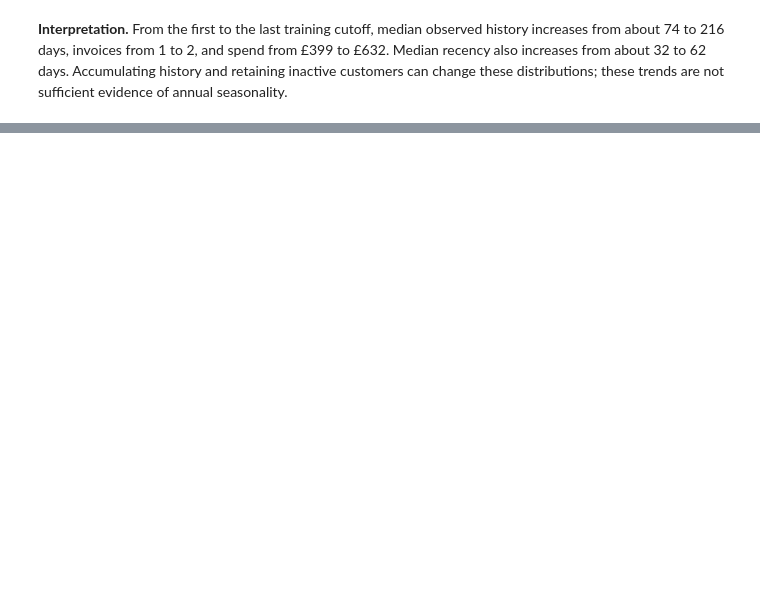
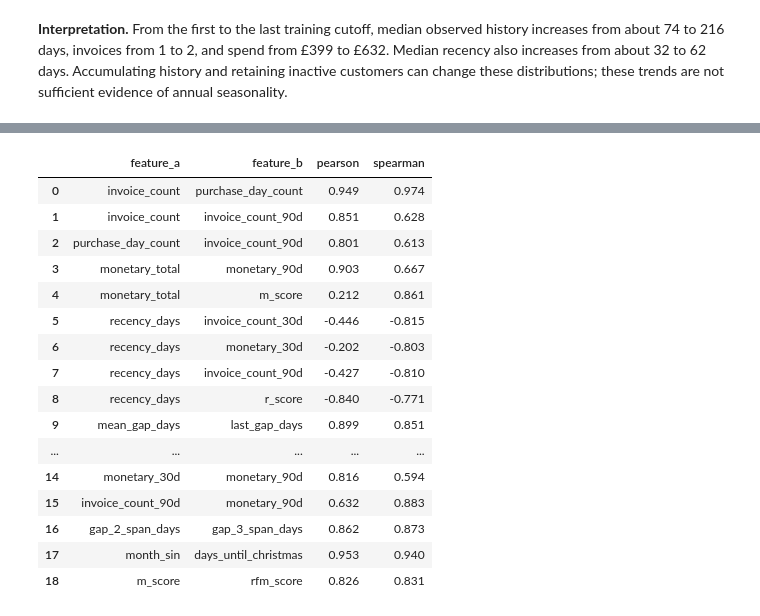
Before and after one commit to manu-horn/online-retail, a Jupyter notebook: notebooks/03_eda_processed.ipynb, the cells around one changed output, grey strips where cells are left out. Saved outputs shown, nothing was run; the diff lists cells and outputs as text; code cells hidden in the pictures; blank space fills up the shorter version.

```diff
--- a/notebooks/03_eda_processed.ipynb
+++ b/notebooks/03_eda_processed.ipynb
@@ -280,0 +271,27 @@ trends are not sufficient evidence of annual seasonality.
+# %%
+from online_retail.analysis.collinearity import (
+    correlated_pairs, encoded_vif, categorical_associations,
+    mixed_associations, plot_associations,
+)
+
+# Full predictor inventory, not just the small visualization subset above.
+strong_pairs = correlated_pairs(train, feature_columns, threshold=0.8)
+strong_pairs.round(3)
+# %% [output]
+|  | feature_a | feature_b | pearson | spearman |
+| 0 | invoice_count | purchase_day_count | 0.949 | 0.974 |
+| 1 | invoice_count | invoice_count_90d | 0.851 | 0.628 |
+| 2 | purchase_day_count | invoice_count_90d | 0.801 | 0.613 |
+| 3 | monetary_total | monetary_90d | 0.903 | 0.667 |
+| 4 | monetary_total | m_score | 0.212 | 0.861 |
+| 5 | recency_days | invoice_count_30d | -0.446 | -0.815 |
+| 6 | recency_days | monetary_30d | -0.202 | -0.803 |
+| 7 | recency_days | invoice_count_90d | -0.427 | -0.810 |
+| 8 | recency_days | r_score | -0.840 | -0.771 |
+| 9 | mean_gap_days | last_gap_days | 0.899 | 0.851 |
+| ... | ... | ... | ... | ... |
+| 14 | monetary_30d | monetary_90d | 0.816 | 0.594 |
+| 15 | invoice_count_90d | monetary_90d | 0.632 | 0.883 |
+| 16 | gap_2_span_days | gap_3_span_days | 0.862 | 0.873 |
+| 17 | month_sin | days_until_christmas | 0.953 | 0.940 |
+| 18 | m_score | rfm_score | 0.826 | 0.831 |
```
Also changed, not shown: parts of 26 cells of this notebook, 19 other files.
